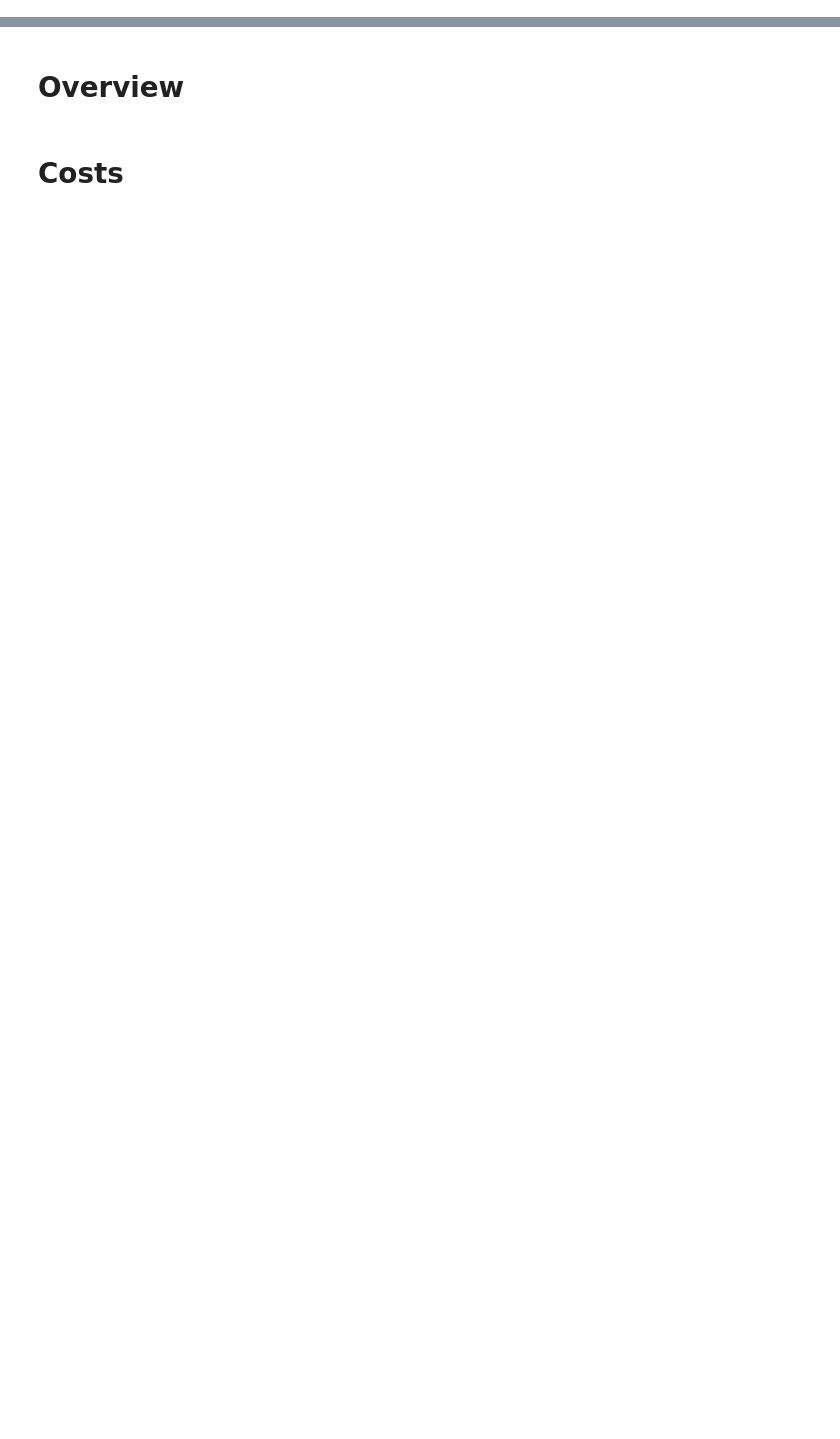
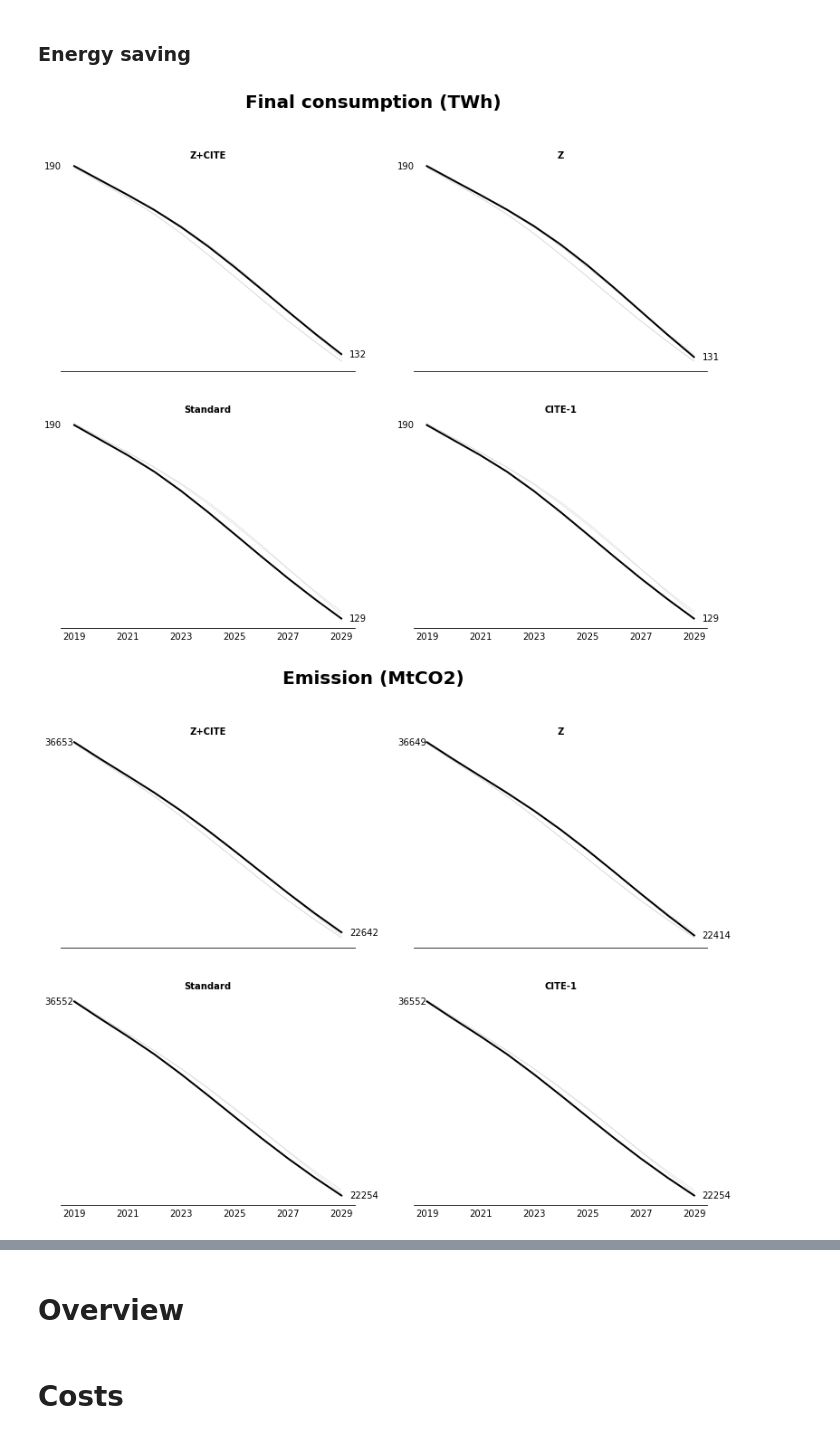
Before and after one commit to CIRED/Res-IRF, a Jupyter notebook: project/assessment_policies.ipynb, the cells around one changed output, grey strips where cells are left out. Cells and saved outputs as stored; diff of their text form; code cells hidden in the pictures; blank space fills up the shorter version.

```diff
--- a/project/assessment_policies.ipynb
+++ b/project/assessment_policies.ipynb
@@ -23,7 +103,7 @@ from parse_input import colors_dict
 # %%
-name_folder = '20210608_173304'
+name_folder = '20210629_171700'
 # %%
 folder_output = os.path.join(os.getcwd(), 'project', 'output', name_folder)
 scenarios = [f for f in os.listdir(folder_output) if f != 'log.txt']
 folders = {scenario: os.path.join(folder_output, scenario) for scenario in scenarios}
-main_result = {scenario: pd.read_csv(os.path.join(folders[scenario], 'financials_dict.csv'), header=[0], index_col=[0]) for scenario in scenarios}
+scenarios_dict = {scenario: pd.read_csv(os.path.join(folders[scenario], 'financials_dict.csv'), header=[0], index_col=[0]) for scenario in scenarios}
@@ -35,0 +110,3 @@ main_result = {scenario: pd.read_csv(os.path.join(folders[scenario], 'financials
+# %%
+def scenario2df(scenarios_dict, index):
+    return pd.DataFrame({scenario: df.loc[index, :] for scenario, df in scenarios_dict.items()})
@@ -35,0 +123,14 @@ main_result = {scenario: pd.read_csv(os.path.join(folders[scenario], 'financials
+# %% [markdown]
+### Energy saving
+# %%
+name = ['Consumption', 'Emission', 'Total number of renovations', 'Number of G & F buildings', 'Investment macro', 'Subsidies macro']
+title = ['Final consumption (TWh)', 'Emission (MtCO2)', 'Number of renovations (Thousands)', 'Number of G & F buildings (Thousands)', 'Investissement total (B Euros)', 'Subventions total (B Euros)']
+fmt_val = [lambda x: '{:.0f}'.format(x / 10**9), lambda x: '{:.0f}'.format(x / 10**9), lambda x: '{:.0f}'.format(x / 10**3), lambda x: '{:,.0f}'.format(x / 10**3), lambda x: '{:,.1f}'.format(x / 10**9), lambda x: '{:,.1f}'.format(x / 10**9)]
+full_input = list(zip(name, title, fmt_val))
+
+for i in full_input:
+    df = scenario2df(scenarios_dict, i[0])
+    economic_subplots(df.T, i[1], n_columns=2, format_val=i[2])
+# %% [output]
+[figure, added]
+[figure, added]
```
Also changed, not shown: parts of 23 cells of this notebook, 18 other files.
